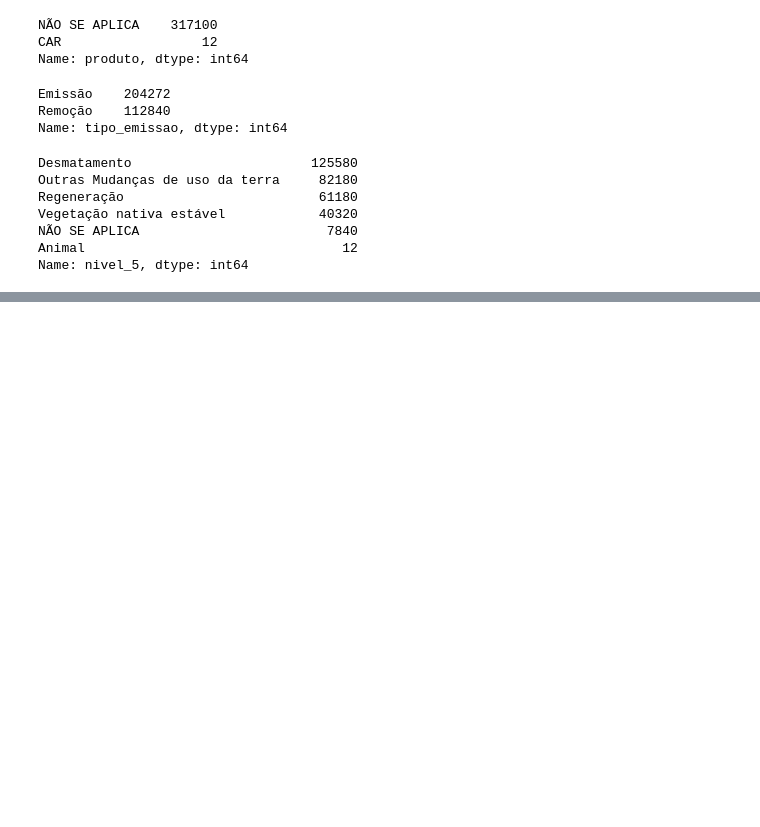
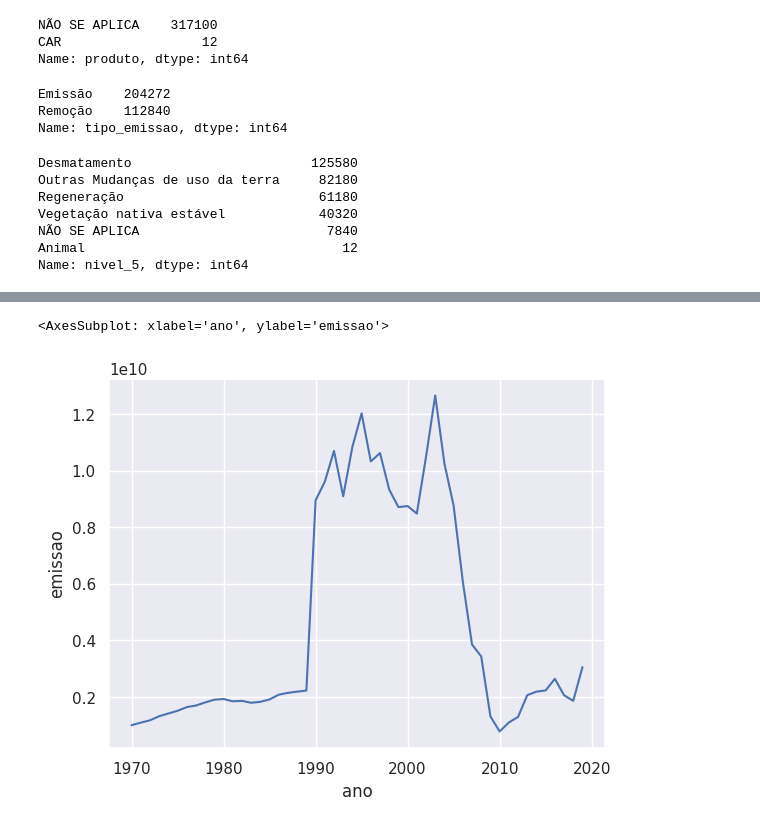
Before and after one commit to eduardochaves1/efeito-estufa-brasil, a Jupyter notebook: notebook.ipynb, the cells around one changed output, grey strips where cells are left out. Saved outputs shown, nothing was run; the diff lists cells and outputs as text; code cells hidden in the pictures; blank space fills up the shorter version.

```diff
--- a/notebook.ipynb
+++ b/notebook.ipynb
@@ -10,4 +11,6 @@ import plotly.express as px
 import ydata_profiling
+# %%
+sns.set_theme(style='darkgrid')
 # %%
 df = pd.read_parquet('./dataset.parquet')
 # %%
@@ -132,0 +133,2 @@ Name: nivel_5, dtype: int64
+# %%
+df_gruped_by_year = df.groupby('ano', as_index=False).sum('numeric_only')
@@ -132,0 +144,5 @@ Name: nivel_5, dtype: int64
+# %%
+sns.lineplot(data=df_gruped_by_year, x='ano', y='emissao')
+# %% [output]
+<AxesSubplot: xlabel='ano', ylabel='emissao'>
+[figure, added]
```
Also changed, not shown: parts of 8 cells of this notebook.
